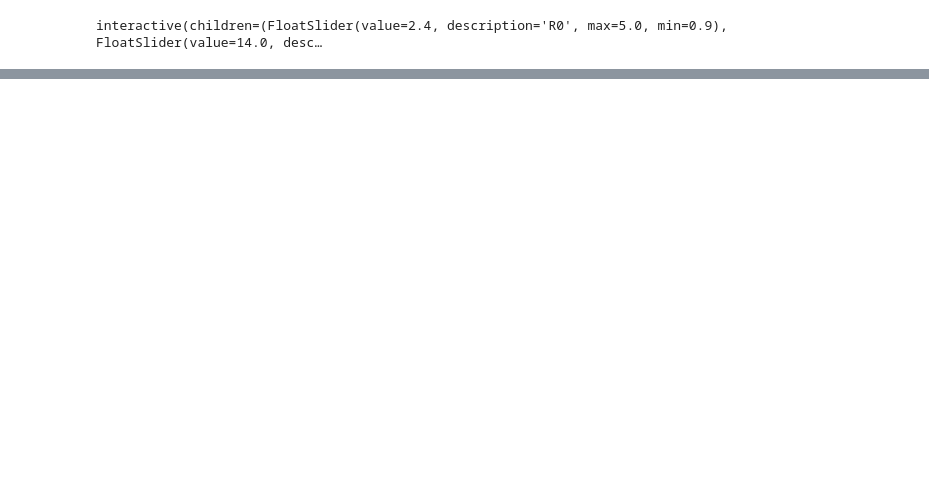
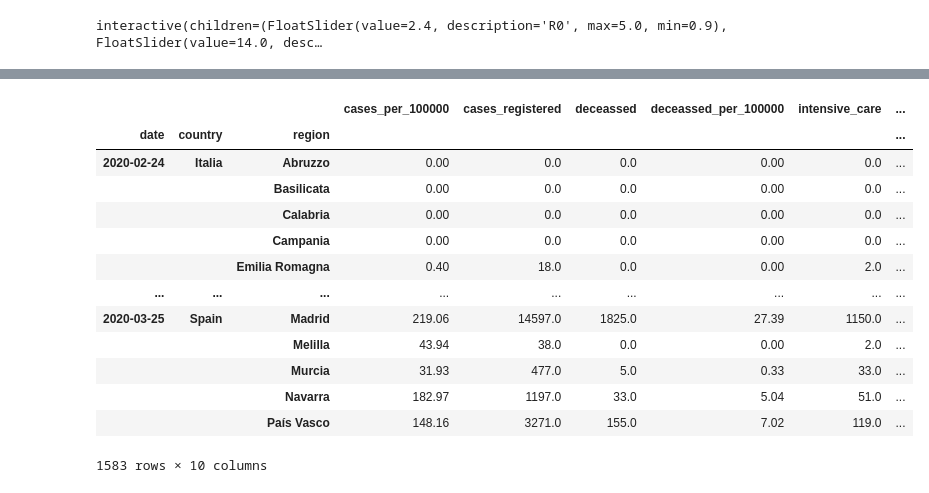
Before and after one commit to kalilu/project-statistical-analysis, a Jupyter notebook: Coronavirus API.ipynb, the cells around one changed output, grey strips where cells are left out. Cells and saved outputs as stored; diff of their text form; code cells hidden in the pictures; blank space fills up the shorter version.

```diff
--- a/Coronavirus API.ipynb
+++ b/Coronavirus API.ipynb
@@ -875,0 +789,17 @@ df_sp_it_fr_conf[df_sp_it_fr_conf['date']=='2020-03-25']
+# %%
+pd.pivot_table(df_sp_it_fr_conf, index = ['date','country', 'region'])
+# %% [output]
+|  |  |  | cases_per_100000 | cases_registered | deceassed | deceassed_per_100000 | intensive_care | ... |
+| date | country | region |  |  |  |  |  | ... |
+| 2020-02-24 | Italia | Abruzzo | 0.00 | 0.0 | 0.0 | 0.00 | 0.0 | ... |
+|  |  | Basilicata | 0.00 | 0.0 | 0.0 | 0.00 | 0.0 | ... |
+|  |  | Calabria | 0.00 | 0.0 | 0.0 | 0.00 | 0.0 | ... |
+|  |  | Campania | 0.00 | 0.0 | 0.0 | 0.00 | 0.0 | ... |
+|  |  | Emilia Romagna | 0.40 | 18.0 | 0.0 | 0.00 | 2.0 | ... |
+| ... | ... | ... | ... | ... | ... | ... | ... | ... |
+| 2020-03-25 | Spain | Madrid | 219.06 | 14597.0 | 1825.0 | 27.39 | 1150.0 | ... |
+|  |  | Melilla | 43.94 | 38.0 | 0.0 | 0.00 | 2.0 | ... |
+|  |  | Murcia | 31.93 | 477.0 | 5.0 | 0.33 | 33.0 | ... |
+|  |  | Navarra | 182.97 | 1197.0 | 33.0 | 5.04 | 51.0 | ... |
+|  |  | País Vasco | 148.16 | 3271.0 | 155.0 | 7.02 | 119.0 | ... |
+1583 rows × 10 columns
```
Also changed, not shown: parts of 25 cells of this notebook.
